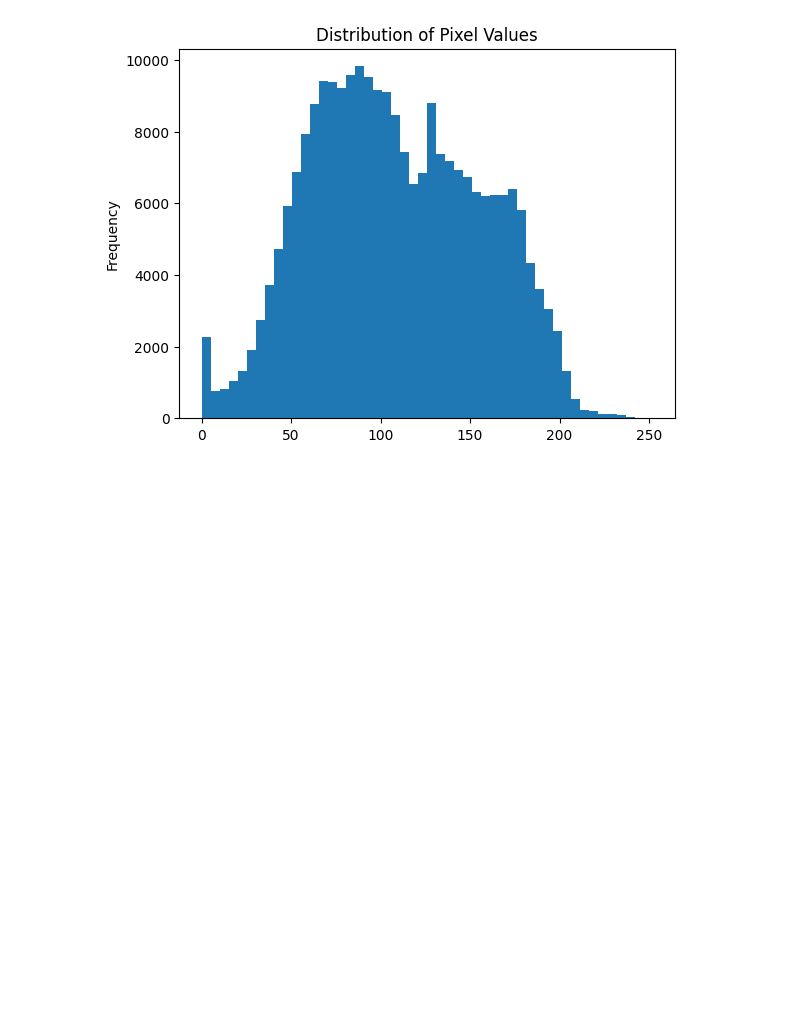
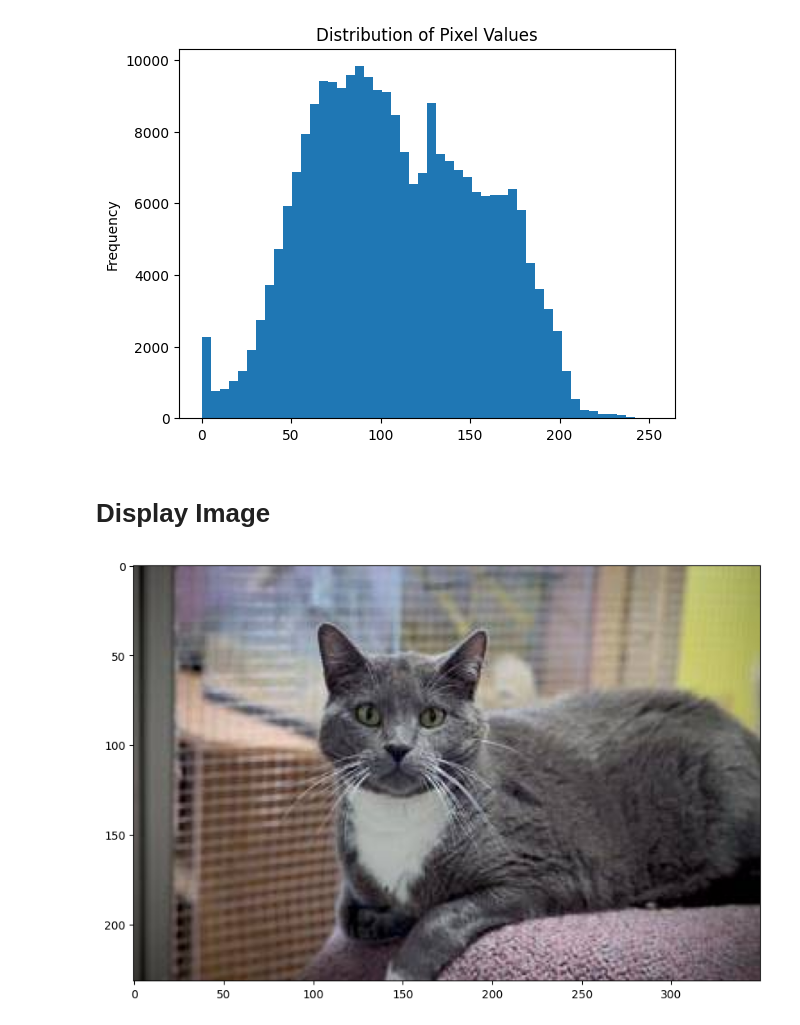
Before and after one commit to owaisahmad315/Computer-Vision, a Jupyter notebook: image-processing-with-opencv-and-python.ipynb, the cells around one changed output. Saved outputs shown, nothing was run; the diff lists cells and outputs as text; code cells hidden in the pictures; blank space fills up the shorter version.

Commit message:
Kaggle Notebook | image processing with OpenCv and Python | Version 2

```diff
--- a/image-processing-with-opencv-and-python.ipynb
+++ b/image-processing-with-opencv-and-python.ipynb
@@ -23,3 +23,11 @@ pd.Series(img_mpl.flatten()).plot(kind='hist',
 plt.show()
 # %% [output]
 [figure]
+# %% [markdown]
+# Display Image
+# %%
+fig, ax = plt.subplots(figsize=(10,10))
+ax.imshow(img_mpl)
+plt.show()
+# %% [output]
+[figure, added]
```
Also changed, not shown: parts of 1 cell of this notebook.
